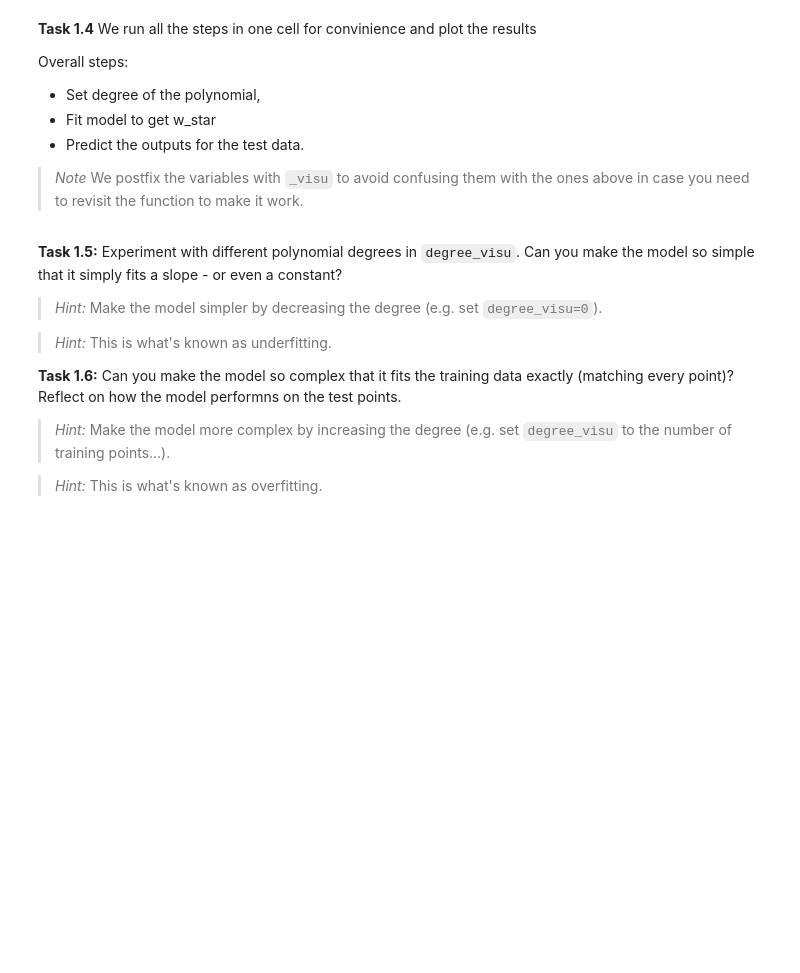
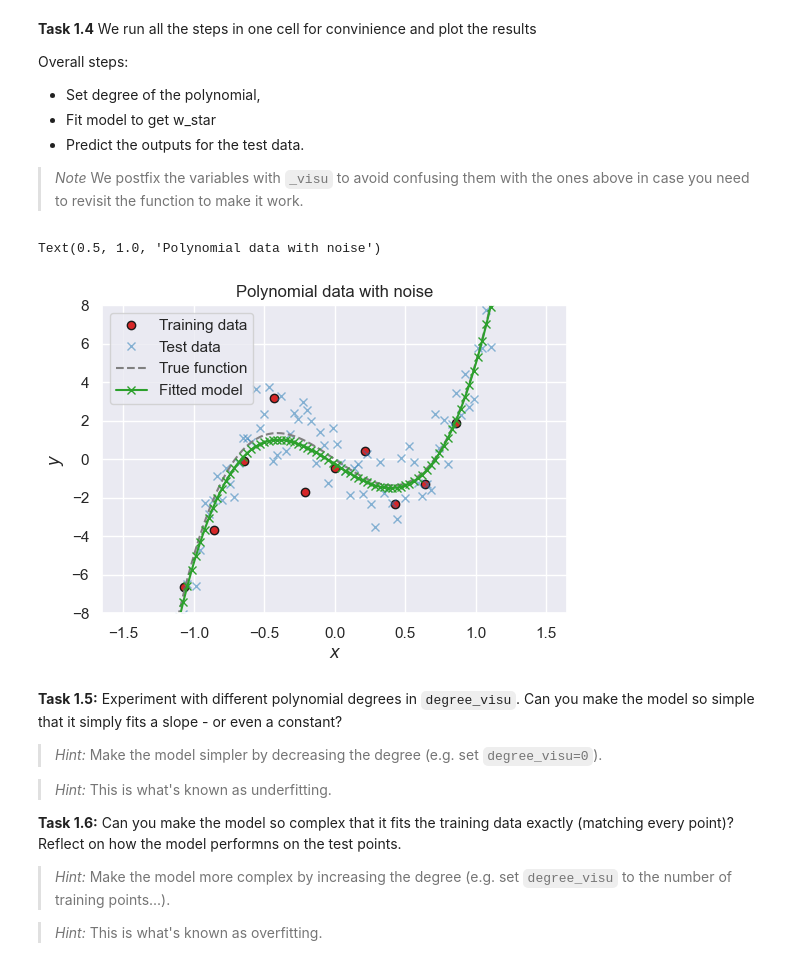
Before and after one commit to MagnusStarkadOttosen/02451_machine_learning, a Jupyter notebook: Week6/exercise6.ipynb, the cells around one changed output. Drawn from its saved outputs; the diff is of its cells as text; code cells hidden in the pictures; blank space fills up the shorter version.

```diff
--- a/Week6/exercise6.ipynb
+++ b/Week6/exercise6.ipynb
@@ -131,8 +133,9 @@ We can then solve for the polynomial regression weights in exactly the same way
 **Task 1.1:** Fit polynomial regression models with different degrees to the data. Plot the resulting curves together with the observed data, and describe how increasing the polynomial degree affects the fit.
 # %%
 def create_polynomial_features(X, degree):
-    # YOUR CODE HERE
-    raise NotImplementedError()
+    ### BEGIN SOLUTION
+    X_tilde = np.hstack([X**p for p in range(degree + 1)])
+    ### END SOLUTION
     return X_tilde
 
 # Set the degree of the polynomial and create the X_tilde for testing that it looks correct
@@ -151,8 +171,9 @@ assert(X_tilde.shape == (N_train, degree + 1))
 # The function solves the least squares problem for arbitray X and y to find the optimal weights in a polynomial regression model
 def fit_pm(X, y, degree):
     X_tilde = create_polynomial_features(X, degree)
-    # YOUR CODE HERE
-    raise NotImplementedError()
+    ### BEGIN SOLUTION
+    w_star = np.linalg.solve(X_tilde.T @ X_tilde, X_tilde.T @ y)  # Shape: (degree+1, 1)
+    ### END SOLUTION
     return w_star
 
 # Fit the model using the function
@@ -174,8 +202,9 @@ def predict_pm(w_star, X, degree):
     X_tilde = create_polynomial_features(X, degree)  # Shape: (N_test, degree + 1)
 
     # 1.3) Compute y_pred
-    # YOUR CODE HERE
-    raise NotImplementedError()
+    ### BEGIN SOLUTION
+    y_pred = X_tilde @ w_star  # Shape: (N_test, 1)
+    ### END SOLUTION
 
     return y_pred
 
@@ -194,8 +223,18 @@ Overall steps:
 >
 >
 # %%
-# YOUR CODE HERE
-raise NotImplementedError()
+degree_visu = 3 # degree of the polynomial
+w_star_visu = fit_pm(X_train, y_train, degree_visu)
+y_pred_visu = predict_pm(w_star_visu, X_test, degree_visu)
+
+# Plot the data
+fig, ax = plt.subplots(figsize=(6, 4))
+utils.plot_polynomial_data_with_pred(X_train, y_train, X_test, y_test=y_test, func=func, y_pred=y_pred_visu, ax=ax)
+ax.legend()
+ax.set_title("Polynomial data with noise")
+# %% [output]
+Text(0.5, 1.0, 'Polynomial data with noise')
+[figure, added]
 # %% [markdown]
 **Task 1.5:** Experiment with different polynomial degrees in `degree_visu`. Can you make the model so simple that it simply fits a slope - or even a constant?
 > *Hint:* Make the model simpler by decreasing the degree (e.g. set `degree_visu=0`).
```
Also changed, not shown: parts of 32 cells of this notebook, 5 other files.
